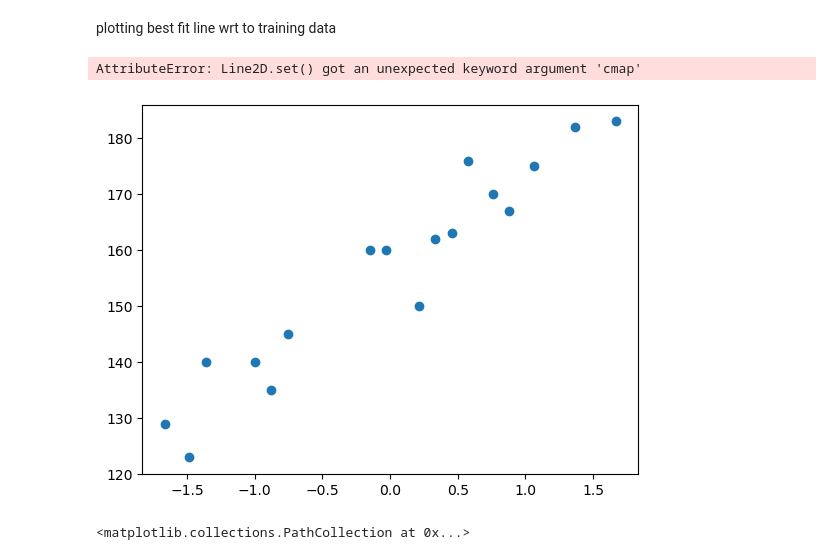
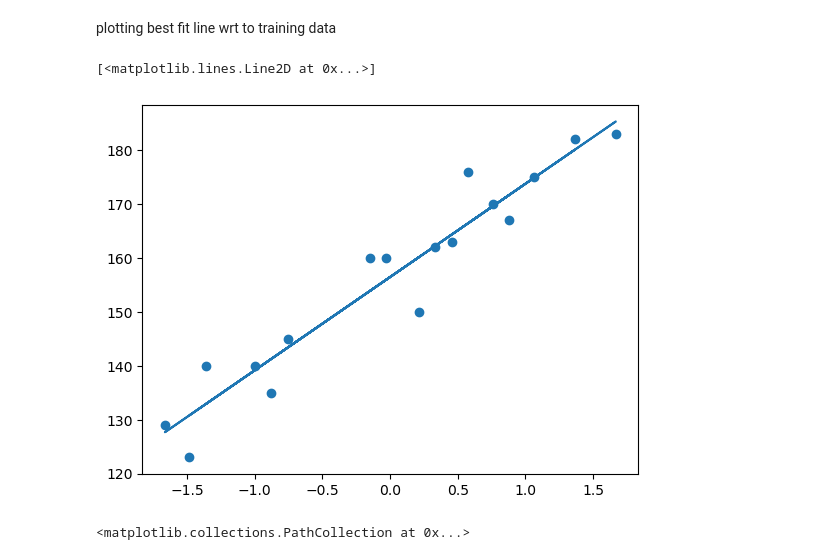
Before and after one commit to SARWAGYASHAH/implementing-linear-regression, a Jupyter notebook: lecturesimplereg.ipynb, the cells around one changed output. Saved outputs shown, nothing was run; the diff lists cells and outputs as text; code cells hidden in the pictures.

```diff
--- a/lecturesimplereg.ipynb
+++ b/lecturesimplereg.ipynb
@@ -199,11 +199,11 @@ intercept=regression.intercept_
 # %% [markdown]
 plotting best fit line wrt to training data
 # %%
-plt.scatter(X_train,y_train)# truth point related to x train and y train
-plt.plot(X_train,regression.predict(X_train),cmap='r')# truth point related to x train and y train
+plt.scatter(X_train,y_train,cmap='r')# truth point related to x train and y train
+plt.plot(X_train,regression.predict(X_train))# truth point related to x train and y train
 # %% [output]
-AttributeError: Line2D.set() got an unexpected keyword argument 'cmap'
+[<matplotlib.lines.Line2D at 0x...>]
-[figure, old version]
+[figure, new version]
 # %%
 ## plot Training data plot best fit line
 plt.scatter(X_train,y_train)# this is my truth points
```
Also changed, not shown: parts of 1 cell of this notebook, 5 other files.
